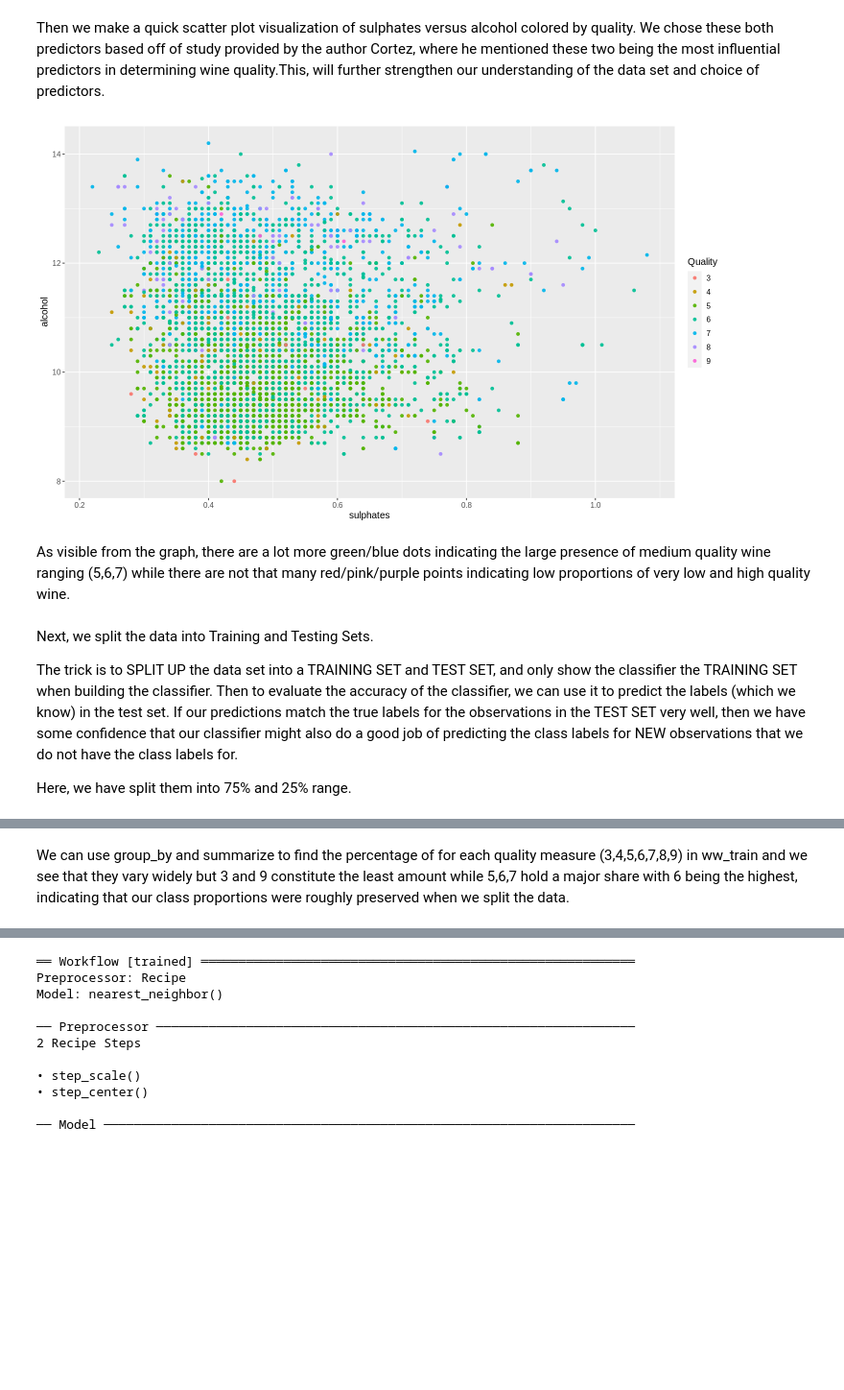
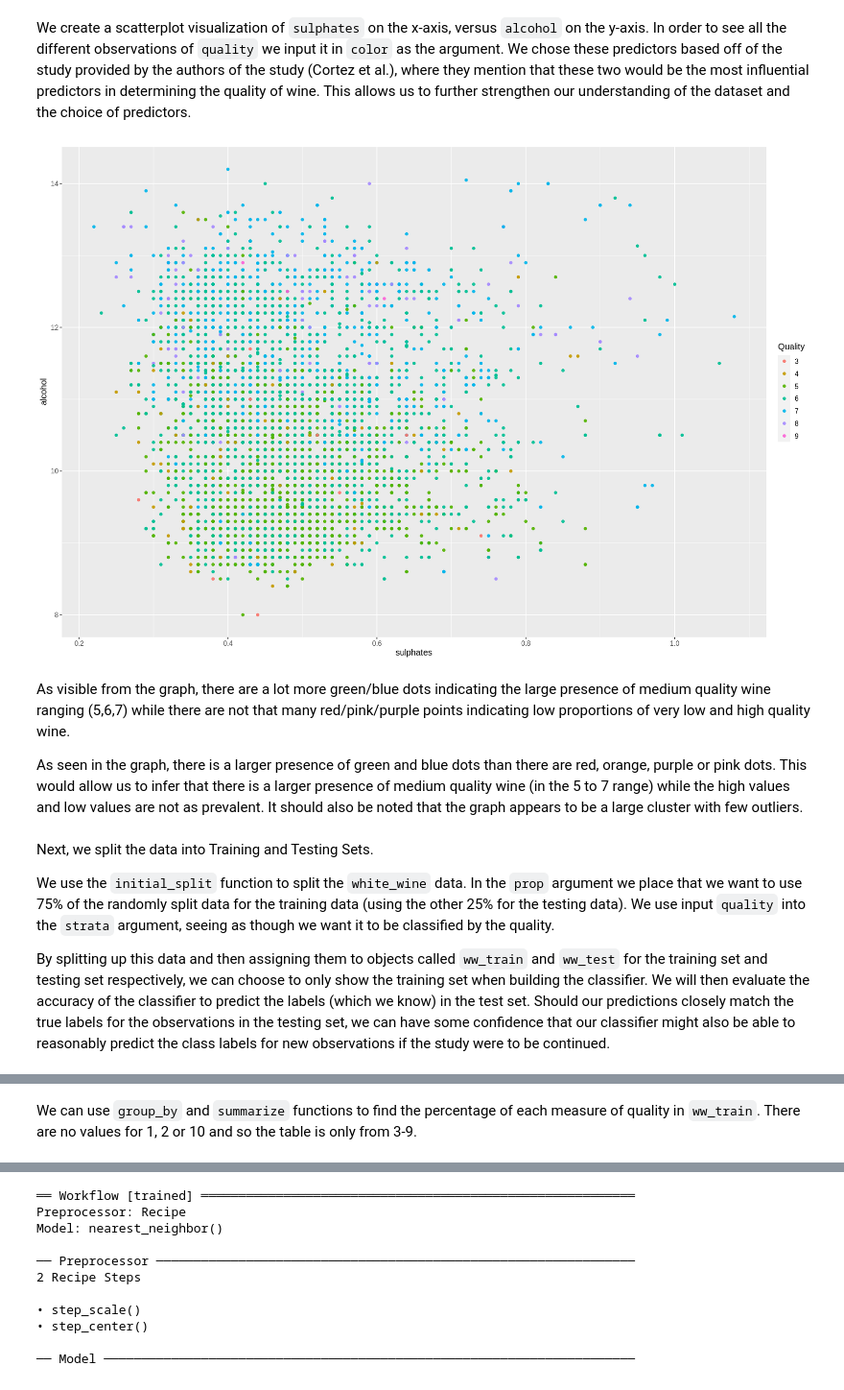
Before and after one commit to rkming/DSCI100-Group-Project-23, a Jupyter notebook: ClassificationModel.ipynb, the cells around one changed output, grey strips where cells are left out. Shown at 96% size. Saved outputs shown, nothing was run; the diff lists cells and outputs as text; code cells hidden in the pictures; blank space fills up the shorter version.

```diff
--- a/ClassificationModel.ipynb
+++ b/ClassificationModel.ipynb
@@ -76,27 +61,26 @@ A tibble: 4898 × 12
 # %% [markdown]
-Then we make a quick scatter plot visualization of sulphates versus alcohol colored by quality. We chose these both predictors based off of study provided by the author Cortez, where he mentioned these two being the most influential predictors in determining wine quality.This, will further strengthen our understanding of the data set and choice of predictors.
+We create a scatterplot visualization of `sulphates` on the x-axis, versus `alcohol` on the y-axis. In order to see all the different observations of `quality` we input it in `color` as the argument. We chose these predictors based off of the study provided by the authors of the study (Cortez et al.), where they mention that these two would be the most influential predictors in determining the quality of wine. This allows us to further strengthen our understanding of the dataset and the choice of predictors.
 # %%
+options(repr.plot.width=15, repr.plot.height=10)
 white_wine_plot <- white_wine |>
   ggplot(aes(x = sulphates, y = alcohol, color = quality)) +
   geom_point(alpha = 0.9) +
   labs(color = "Quality") +
-  #scale_color_manual(labels = c("4", "5", "6", "7", "8"),
-   #                  values = c("orange2", "steelblue2")) +
   theme(text = element_text(size = 12))
 
 white_wine_plot
 # %% [output]
-[figure, old version]
+[figure, new version]
 # %% [markdown]
 As visible from the graph, there are a lot more green/blue dots indicating the large presence of medium quality wine ranging (5,6,7) while there are not that many red/pink/purple points indicating low proportions of very low and high quality wine.
+
+As seen in the graph, there is a larger presence of green and blue dots than there are red, orange, purple or pink dots. This would allow us to infer that there is a larger presence of medium quality wine (in the 5 to 7 range) while the high values and low values are not as prevalent. It should also be noted that the graph appears to be a large cluster with few outliers.
 # %% [markdown]
 Next, we split the data into Training and Testing Sets.
 
-The trick is to SPLIT UP the data set into a TRAINING SET and TEST SET, and only show the classifier the TRAINING SET when building the classifier.
-Then to evaluate the accuracy of the classifier, we can use it to predict the labels (which we know) in the test set.
-If our predictions match the true labels for the observations in the TEST SET very well, then we have some confidence that our classifier might also do a good job of predicting the class labels for NEW observations that we do not have the class labels for.
+We use the `initial_split` function to split the `white_wine` data. In the `prop` argument we place that we want to use 75% of the randomly split data for the training data (using the other 25% for the testing data). We use input `quality` into the `strata` argument, seeing as though we want it to be classified by the quality.
 
-Here, we have split them into 75% and 25% range.
+By splitting up this data and then assigning them to objects called `ww_train` and `ww_test` for the training set and testing set respectively, we can choose to only show the training set when building the classifier. We will then evaluate the accuracy of the classifier to predict the labels (which we know) in the test set. Should our predictions closely match the true labels for the observations in the testing set, we can have some confidence that our classifier might also be able to reasonably predict the class labels for new observations if the study were to be continued.
 # %%
 set.seed(1234)
 
@@ -121,6 +105,6 @@ $ sulphates              <dbl> 0.53, 0.67, 0.50, 0.48, 0.37, 0.36, 0.52, 0.48,
 $ alcohol                <dbl> 9.7, 9.7, 9.5, 10.5, 10.2, 8.6, 9.8, 9.8, 10.5,…
 $ quality                <fct> 5, 5, 5, 8, 5, 5, 5, 5, 5, 5, 5, 5, 5, 5, 8, 5,…
 # %% [markdown]
-We can use group_by and summarize to find the percentage of for each quality measure (3,4,5,6,7,8,9)  in ww_train and we see that they vary widely but 3 and 9 constitute the least amount while 5,6,7 hold a major share with 6 being the highest, indicating that our class proportions were roughly preserved when we split the data.
+We can use `group_by` and `summarize` functions to find the percentage of each measure of quality in `ww_train`. There are no values for 1, 2 or 10 and so the table is only from 3-9.
 # %%
 ww_proportions <- ww_train |>
```
Also changed, not shown: parts of 32 cells of this notebook.
